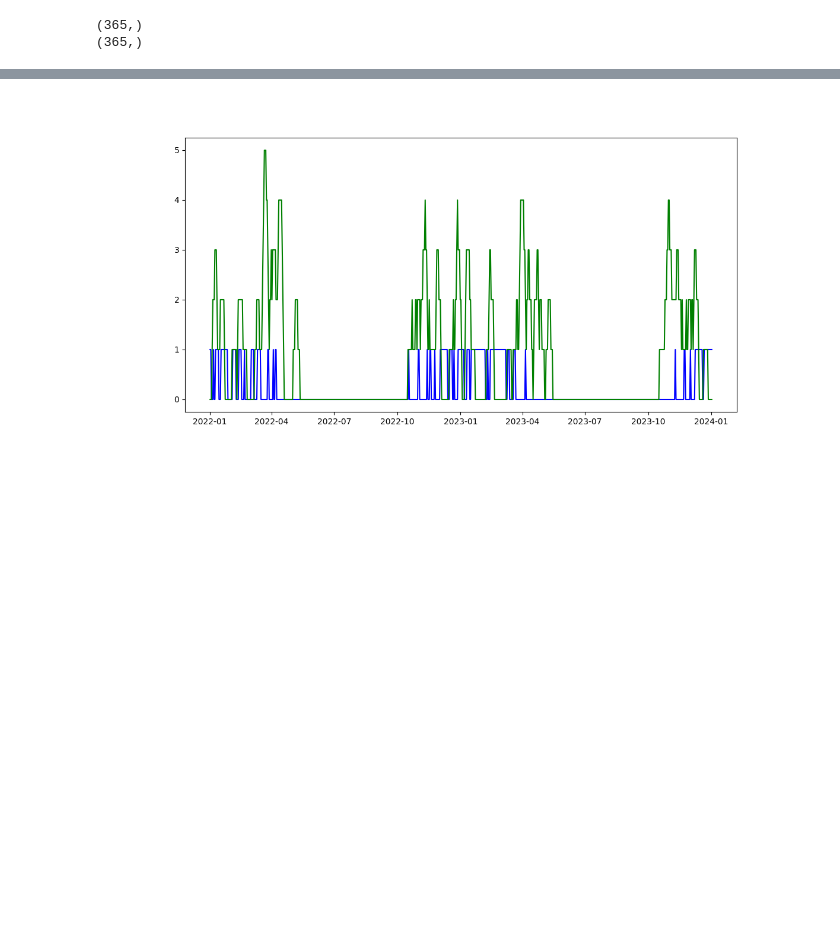
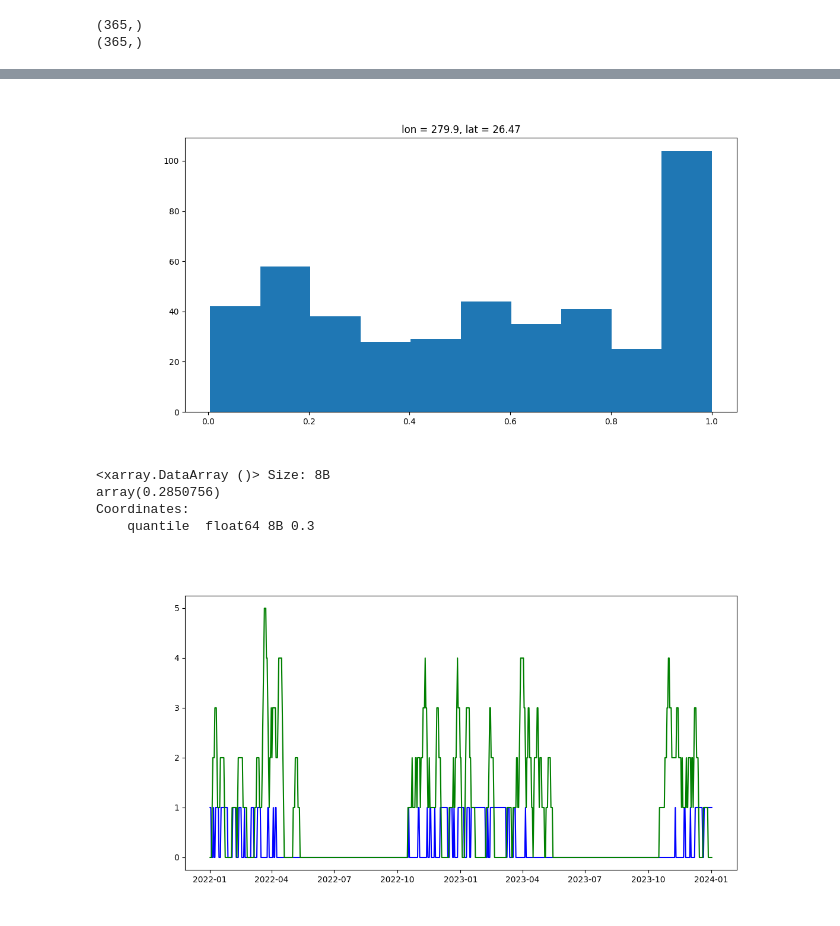
Before and after one commit to stereowrench/crop-models, a Jupyter notebook: Crop Simulations.ipynb, the cells around one changed output, grey strips where cells are left out. Drawn from its saved outputs; the diff is of its cells as text; code cells hidden in the pictures; blank space fills up the shorter version.

Commit message:
quantile approach?

```diff
--- a/Crop Simulations.ipynb
+++ b/Crop Simulations.ipynb
@@ -192,3 +183,16 @@ crop_sim.plot_suitability(view_window, growing_season_suitability, daily_suitabi
+# %%
+plt.subplots(figsize=(12, 6))
+a = xr.plot.hist(growing_season_suitability[view_window].isel(lat=lat,lon=lon))
+plt.show()
+# %% [output]
+[figure, added]
+# %%
+growing_season_suitability[view_window].isel(lat=lat,lon=lon).quantile(0.3)
+# %% [output]
+<xarray.DataArray ()> Size: 8B
+array(0.2850756)
+Coordinates:
+    quantile  float64 8B 0.3
 # %%
 # import pandas as pd
 # import xarray as xr
```
Also changed, not shown: parts of 7 cells of this notebook, 1 other file.
